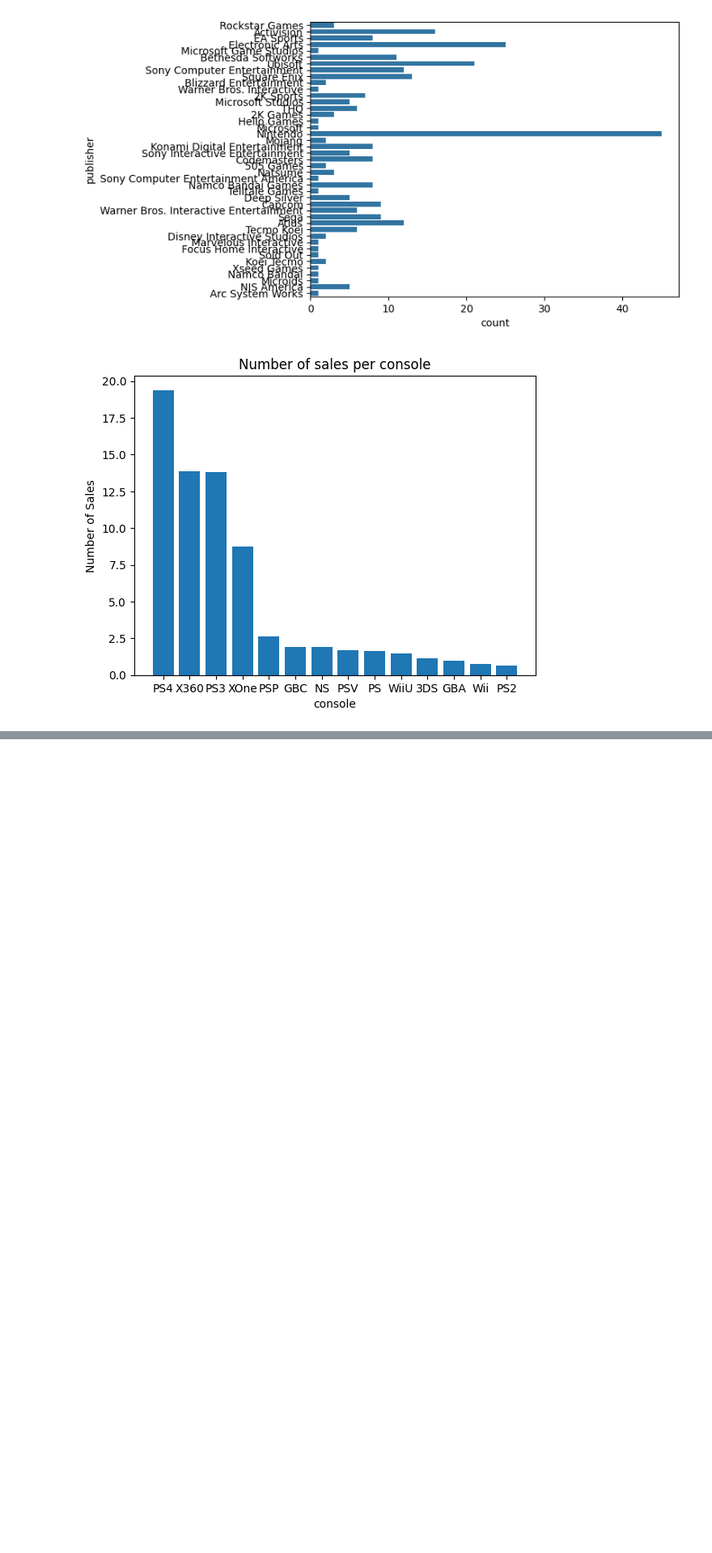
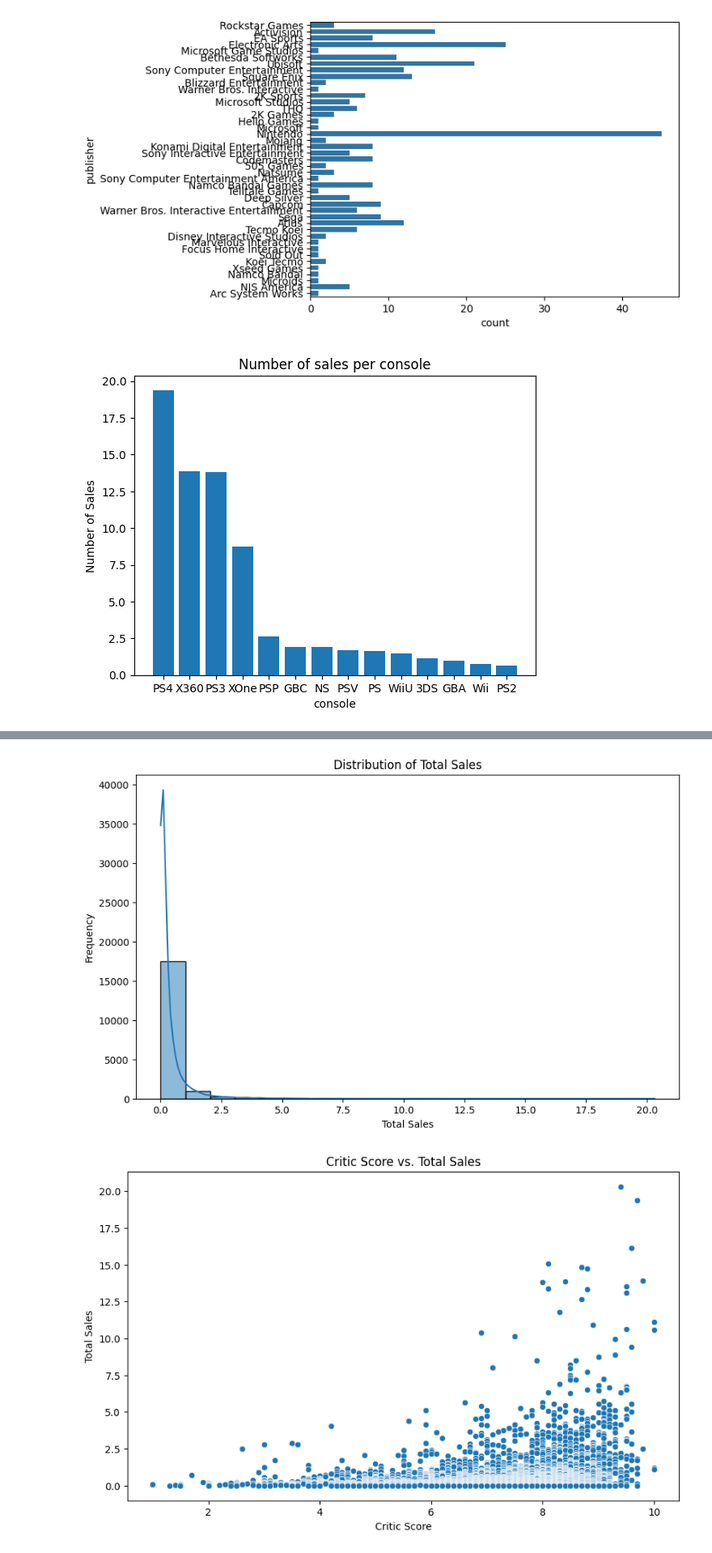
Before and after one commit to johnolawoyin14/game-sales-analysis, a Jupyter notebook: game sales.ipynb, the cells around one changed output, grey strips where cells are left out. Shown: that part at 81% size. Drawn from its saved outputs; the diff is of its cells as text; code cells hidden in the pictures; blank space fills up the shorter version.

```diff
--- a/game sales.ipynb
+++ b/game sales.ipynb
@@ -202,0 +200,24 @@ TypeError: Cannot pass values for both `x` and `y`.
+# %%
+df=pd.read_csv("./gameSales.csv")
+# %%
+import matplotlib.pyplot as plt
+import seaborn as sns
+
+# Plotting a histogram of sales
+plt.figure(figsize=(10, 6))
+sns.histplot(df['total_sales'], bins=20, kde=True)
+plt.title('Distribution of Total Sales')
+plt.xlabel('Total Sales')
+plt.ylabel('Frequency')
+plt.show()
+
+# Creating a scatter plot of critic score vs. total sales
+plt.figure(figsize=(10, 6))
+sns.scatterplot(data=df, x='critic_score', y='total_sales')
+plt.title('Critic Score vs. Total Sales')
+plt.xlabel('Critic Score')
+plt.ylabel('Total Sales')
+plt.show()
+# %% [output]
+[figure, added]
+[figure, added]
```
Also changed, not shown: parts of 10 cells of this notebook.
